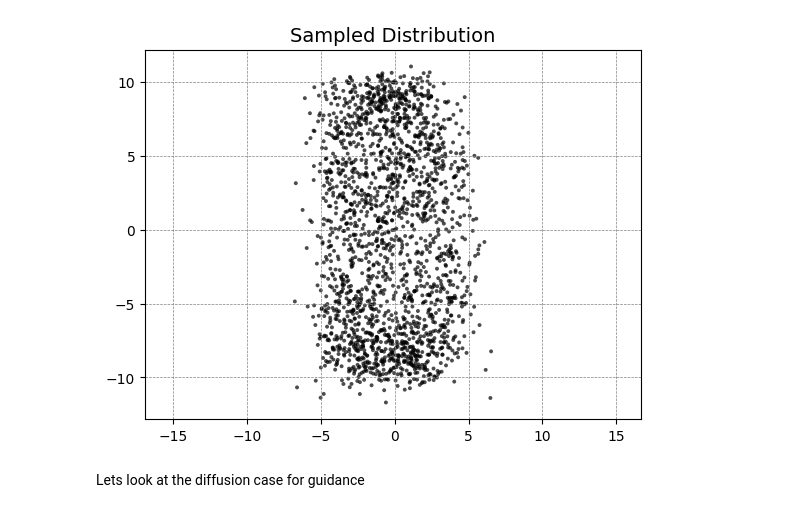
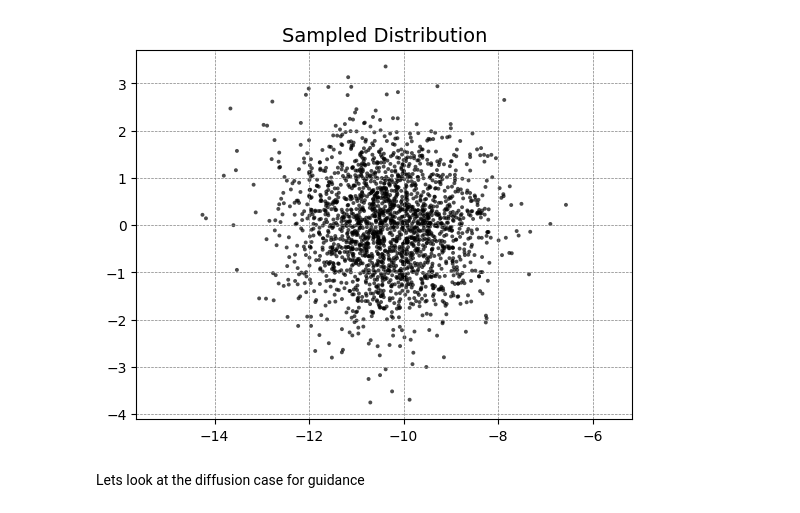
Before and after one commit to Mullerio/Compostional-Generative-Models, a Jupyter notebook: testGuidance.ipynb, the cells around one changed output. Saved outputs shown, nothing was run; the diff lists cells and outputs as text; code cells hidden in the pictures.

```diff
--- a/testGuidance.ipynb
+++ b/testGuidance.ipynb
@@ -8,9 +8,9 @@ device = torch.device("cuda" if torch.cuda.is_available() else "cpu")
 # %%
 GaussianMix = GaussianMixture.symmetric_2D(4,std = 1)
 
-rec1 = RectangleDataset(device=device, coords= [(-5.0,5.0),(-10,10)])
+rec1 = Rectangle(device=device, coords= [(-5.0,5.0),(-10,10)])
 
-dataset = union_sample([GaussianMix, rec1])
+dataset = UnionSample([GaussianMix, rec1])
 
 gaussian_path = GaussianConditionalProbabilityPath(p_data=dataset, alpha=LinearAlpha(), beta = SquareRootBeta(), device=device).to(device)
 
@@ -18,5 +18,5 @@ model1 = EmbeddedBasicMLP(input_dim=2, hidden_dims=[64,64,64,64], conditional=Tr
 
 trainer = RecCenterGuidanceTrainer(path=gaussian_path, model=model1,  num_conditions=6, p_uncond=0.1,model_type="FM", rectangle_boundaries=[[(-5.0,5.0),(-10,10)]], centers=[torch.Tensor([10.0,0.0]), torch.Tensor([0.0,-10.0]), torch.Tensor([0.0,10.0]), torch.Tensor([-10.0,0.0])])
 
-trainer.train_loop(num_epochs=4000, device=device, lr=1e-3, n= 2000)
+trainer.train_loop(num_epochs=5000, device=device, lr=1e-3, n= 1000)
 # %% [output]
@@ -27,20 +28,20 @@ In Epoch 3000 we have a loss of 6.771748065948486
 # %%
 ode = GuidedVectorField(model1, guidance_scale=1, null_index=5)
 solver = EulerODESolver(ode)
 sampler = Sampler(solver)
 
 steps = torch.linspace(0.01, 1, 2000).view(1, -1, 1).expand(2000, -1, 1).to(device)
 gaussian_samples = gaussian_path.p_init.sample(2000)
 
-condition_index = 4
+condition_index = 3
 y_index = torch.full((gaussian_samples.shape[0],), fill_value=condition_index, dtype=torch.long, device=device)
 
 final_samples = sampler.sample_without_traj(gaussian_samples, steps, y_index = y_index)
 
 plot_samples(final_samples)
 plt.show()
 # %% [output]
-[figure, old version]
+[figure, new version]
 # %% [markdown]
 Lets look at the diffusion case for guidance
 # %%
```
Also changed, not shown: parts of 5 cells of this notebook, 15 other files.
